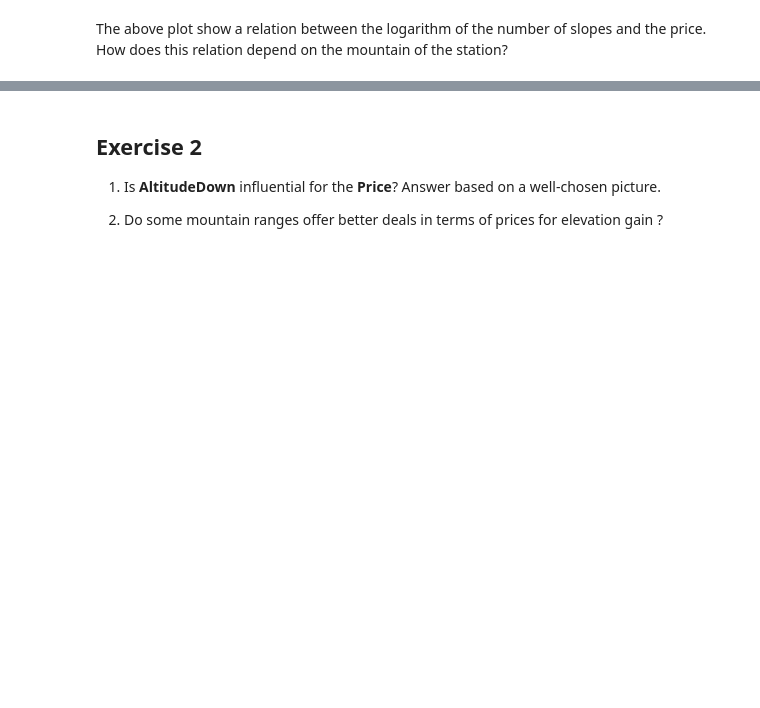
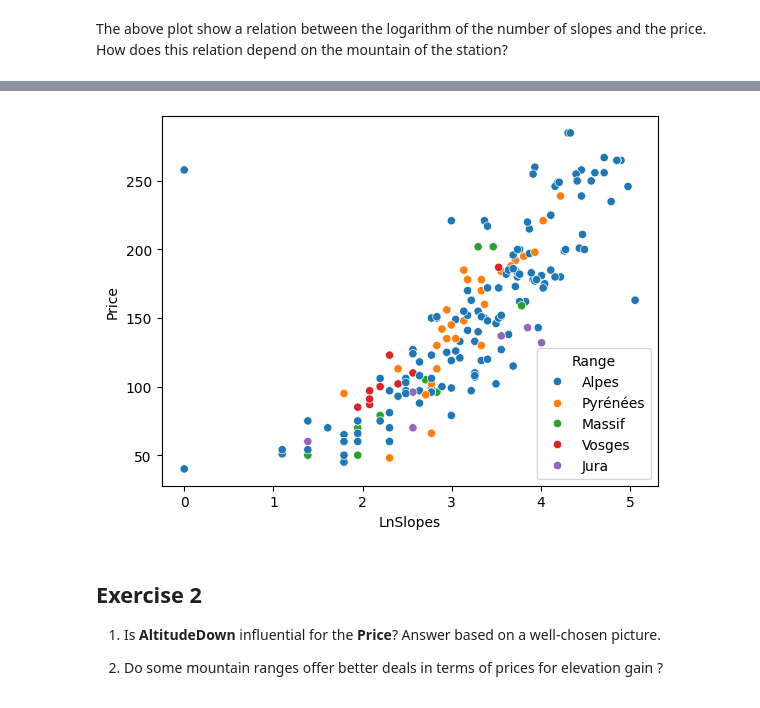
Before and after one commit to vorpax/data_science_HEC_M1, a Jupyter notebook: notebooks/seance_2/[vide]_Session_2_Visualisation_1.ipynb, the cells around one changed output, grey strips where cells are left out. Drawn from its saved outputs; the diff is of its cells as text; code cells hidden in the pictures; blank space fills up the shorter version.

```diff
--- a/notebooks/seance_2/[vide]_Session_2_Visualisation_1.ipynb
+++ b/notebooks/seance_2/[vide]_Session_2_Visualisation_1.ipynb
@@ -77,3 +91,22 @@ row_mask.sum()
 1. Define the variable **ElevationGain** as the difference between **AltitudeTop** and **AltitudeDown**, and display all stations with an elevation gain smaller than 150 meters.
 
 2. Consider stations with 10 or fewer slopes. How many such stations are in the data set? Produce a histogram of the prices they charge. Which is the outlier station?
+# %%
+df_ski["ElevationGain"] = df_ski['AltitudeTop'] - df_ski['AltitudeDown']
+
+df_ski[df_ski["ElevationGain"] <= 150]
+
+
+df_ski.describe()
+
+from loguru import logger
+from rich import console,print,pretty
+pretty.install()
+
+slopesMask = df_ski[df_ski["Slopes"] < 10]
+
+sortedMask = slopesMask.sort_values(by="Slopes",ascending= True)
+
+logger.info("Les sorted masked stations \n")
+print(sortedMask)
+slopesMask.describe()
@@ -158,5 +225,14 @@ sns.scatterplot(data=df_ski[df_ski['Slopes']<200], x='LnSlopes', y='Price',hue =
 # %%
 # There are simply too many colors in the previous plot.
 # To improve upon it, we use instead the type of mountain
+import numpy as np
+
+
+df_ski["Range"] = df_ski['Mountain'].apply(lambda x: x.split(" ")[0])
+df_ski["LnSlopes"]= np.log(df_ski['Slopes'])
+
 sns.scatterplot(data=df_ski[df_ski['Slopes']<200], x='LnSlopes', y='Price', hue='Range')
 # This is much more readable than when using all the different mountains!
+
+df_ski.sample(10)
+# %% [output]
@@ -163,3 +252,4 @@ sns.scatterplot(data=df_ski[df_ski['Slopes']<200], x='LnSlopes', y='Price', hue=
+[figure, added]
 # %% [markdown]
 ## Exercise 2
 
```
Also changed, not shown: parts of 10 cells of this notebook, 1 other file.
